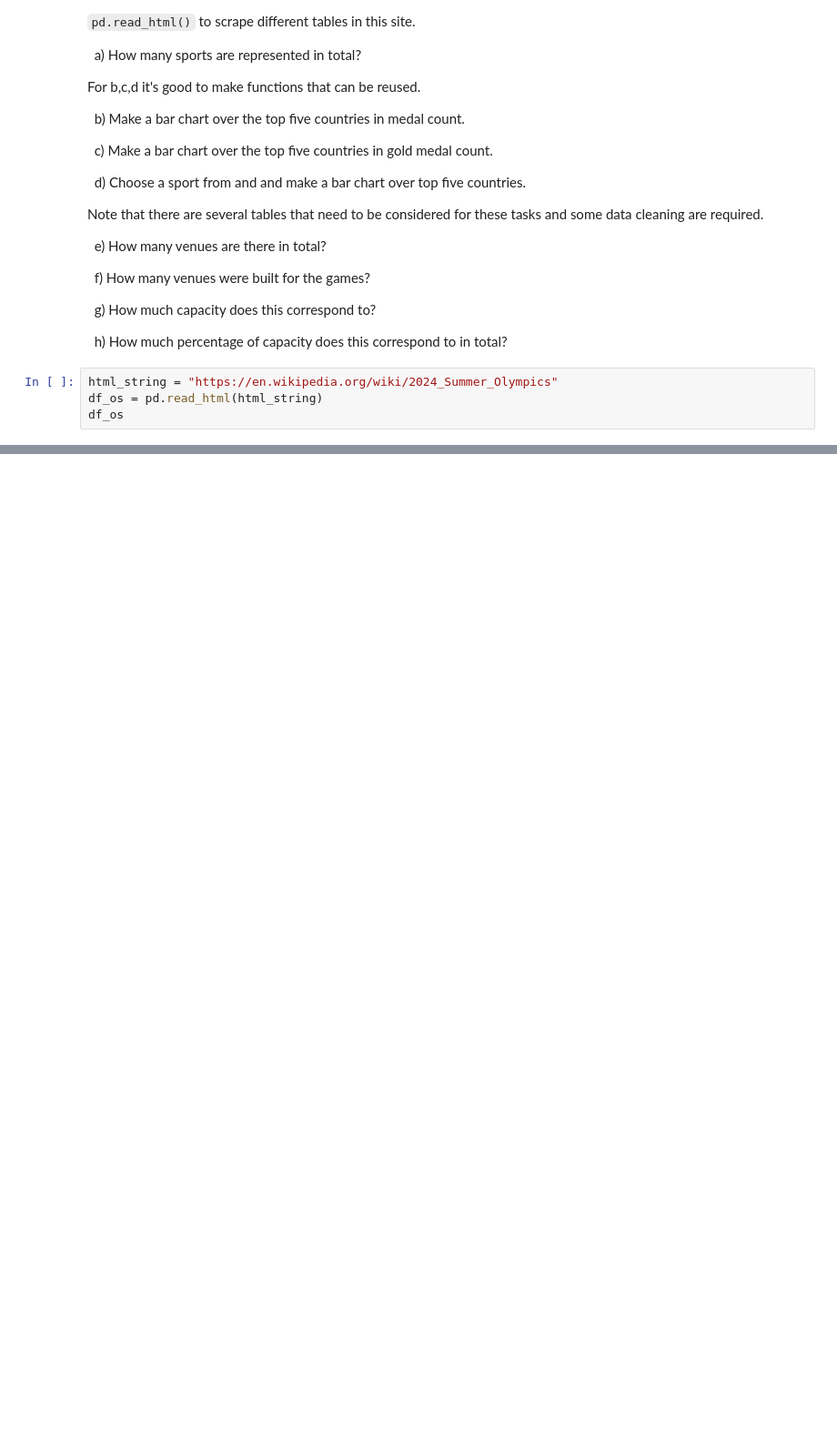
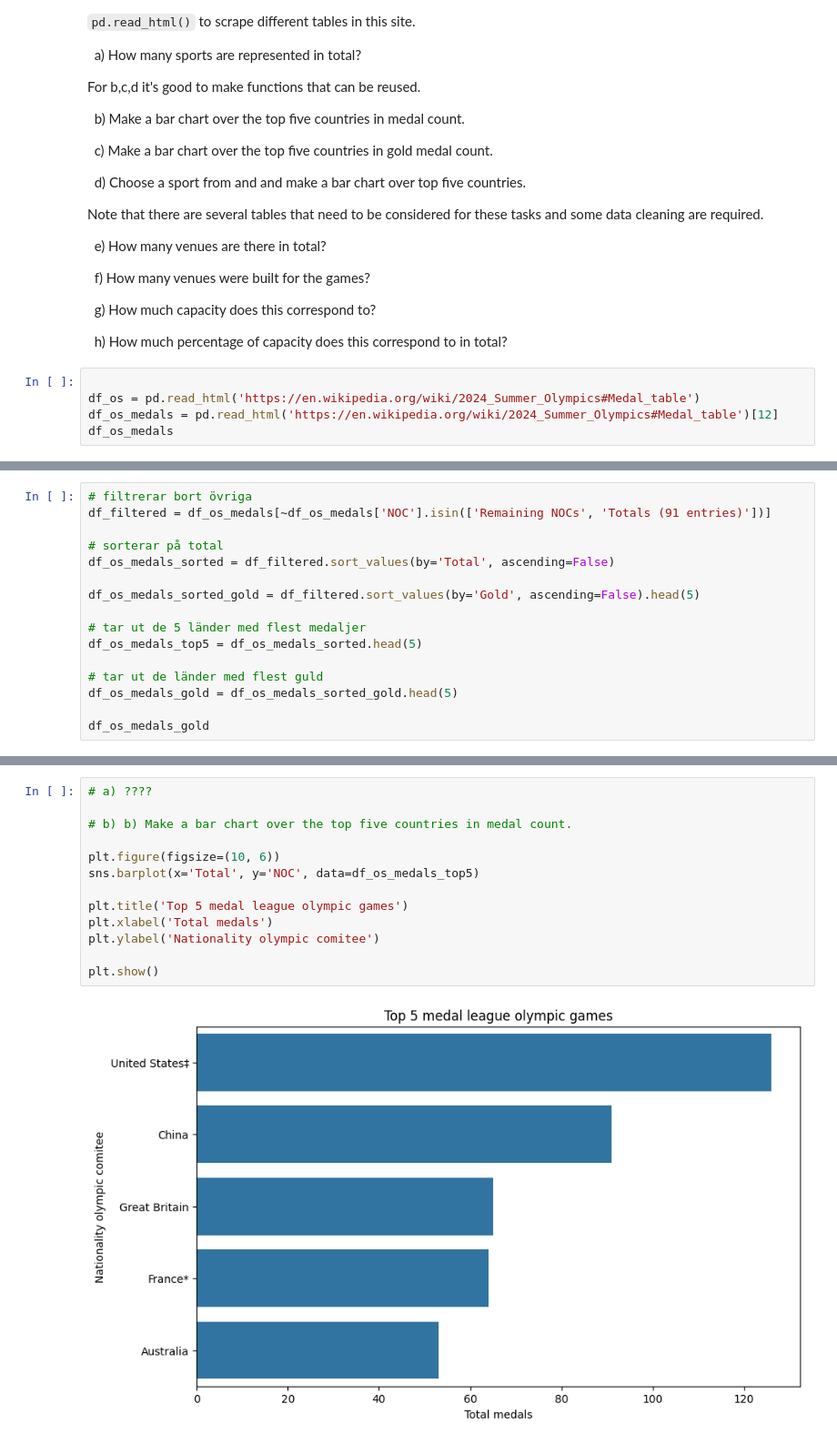
Before and after one commit to Utjiman/Fullstack_data_Richard_Boden, a Jupyter notebook: Exercise/exercise_2.ipynb, the cells around one changed output, grey strips where cells are left out. Shown: that part at 91% size. Drawn from its saved outputs; the diff is of its cells as text; blank space fills up the shorter version.

Commit message:
olympic games h

```diff
--- a/Exercise/exercise_2.ipynb
+++ b/Exercise/exercise_2.ipynb
@@ -396,7 +396,8 @@ Note that there are several tables that need to be considered for these tasks an
 
 &nbsp; h) How much percentage of capacity does this correspond to in total?
 # %%
-html_string = "https://en.wikipedia.org/wiki/2024_Summer_Olympics"
-df_os = pd.read_html(html_string)
-df_os
+
+df_os = pd.read_html('https://en.wikipedia.org/wiki/2024_Summer_Olympics#Medal_table')
+df_os_medals = pd.read_html('https://en.wikipedia.org/wiki/2024_Summer_Olympics#Medal_table')[12]
+df_os_medals
 # %% [output]
@@ -419,0 +444,16 @@ df_os
+# %%
+# filtrerar bort övriga
+df_filtered = df_os_medals[~df_os_medals['NOC'].isin(['Remaining NOCs', 'Totals (91 entries)'])]
+
+# sorterar på total
+df_os_medals_sorted = df_filtered.sort_values(by='Total', ascending=False)
+
+df_os_medals_sorted_gold = df_filtered.sort_values(by='Gold', ascending=False).head(5)
+
+# tar ut de 5 länder med flest medaljer
+df_os_medals_top5 = df_os_medals_sorted.head(5)
+
+# tar ut de länder med flest guld
+df_os_medals_gold = df_os_medals_sorted_gold.head(5)
+
+df_os_medals_gold
@@ -419,0 +476,15 @@ df_os
+# %%
+# a) ????
+
+# b) b) Make a bar chart over the top five countries in medal count.
+
+plt.figure(figsize=(10, 6))
+sns.barplot(x='Total', y='NOC', data=df_os_medals_top5)
+
+plt.title('Top 5 medal league olympic games')
+plt.xlabel('Total medals')
+plt.ylabel('Nationality olympic comitee')
+
+plt.show()
+# %% [output]
+[figure, added]
```
Also changed, not shown: parts of 21 cells of this notebook.
